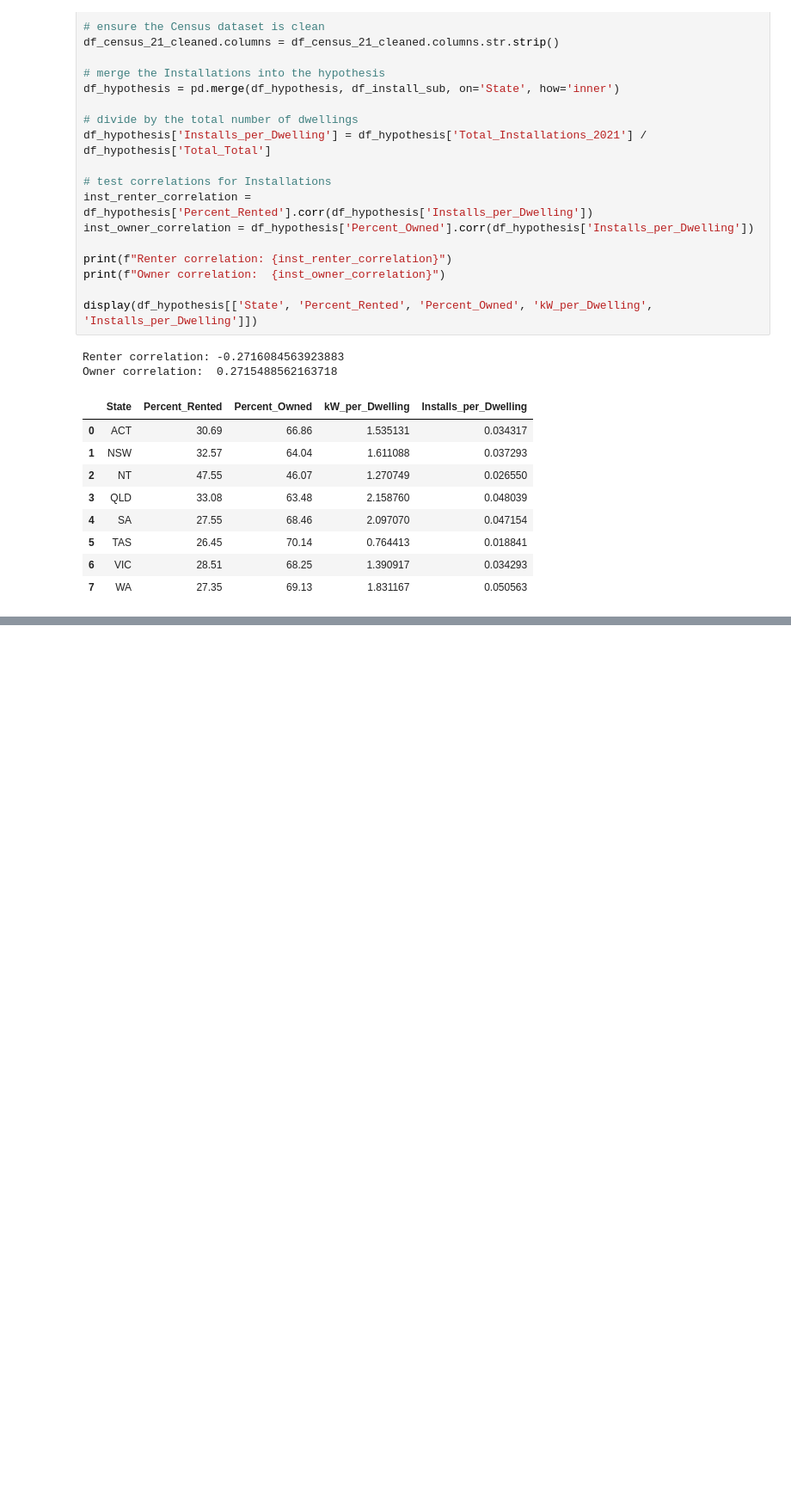
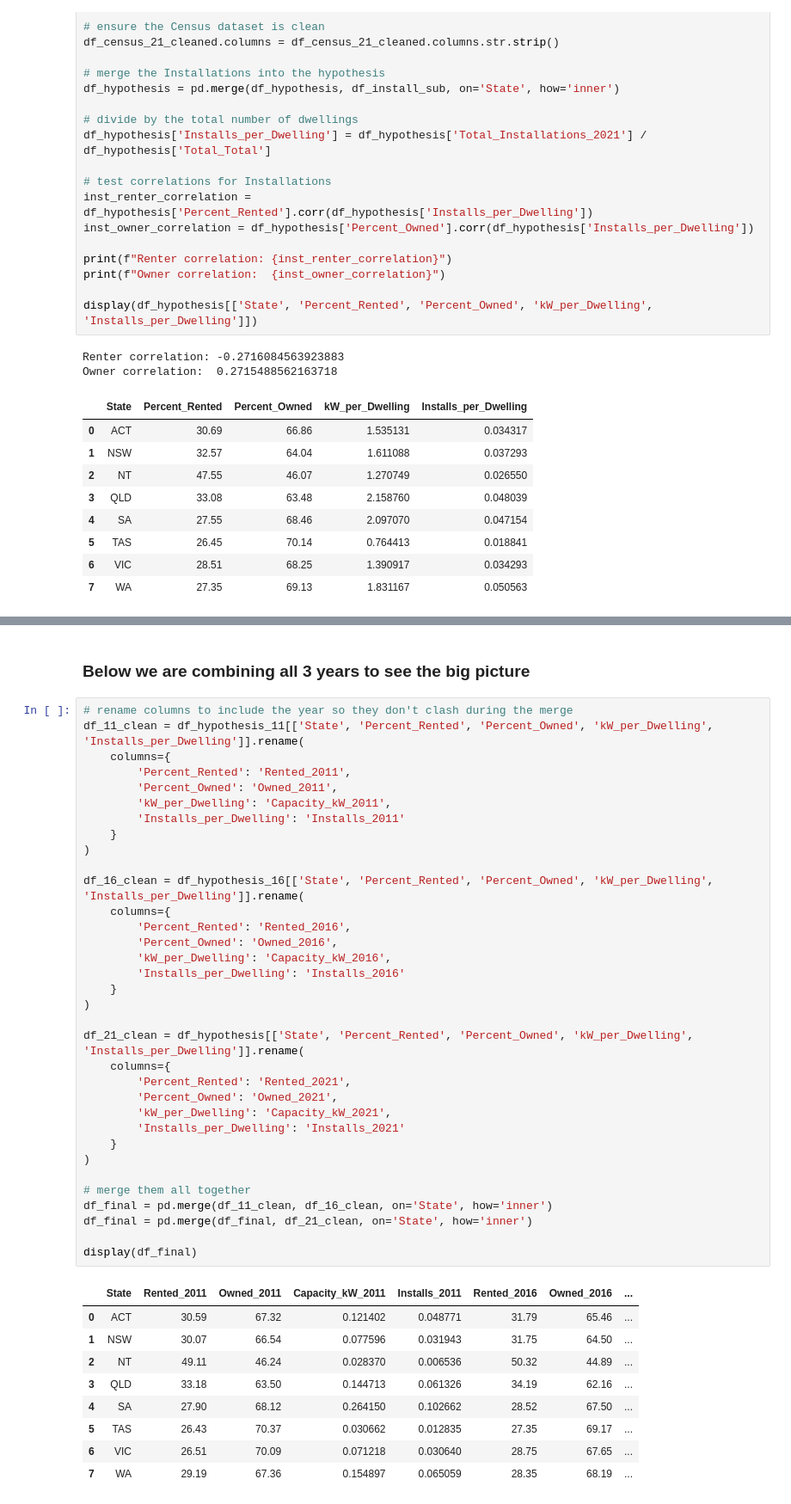
Before and after one commit to quantwothree/solar-energy-adoption-au, a Jupyter notebook: ARENA.ipynb, the cells around one changed output, grey strips where cells are left out. Shown at 86% size. Saved outputs shown, nothing was run; the diff lists cells and outputs as text; blank space fills up the shorter version.

```diff
--- a/ARENA.ipynb
+++ b/ARENA.ipynb
@@ -1094,0 +1217,46 @@ Owner correlation:  0.2715488562163718
+# %% [markdown]
+### Below we are combining all 3 years to see the big picture ###
+# %%
+# rename columns to include the year so they don't clash during the merge
+df_11_clean = df_hypothesis_11[['State', 'Percent_Rented', 'Percent_Owned', 'kW_per_Dwelling', 'Installs_per_Dwelling']].rename(
+    columns={
+        'Percent_Rented': 'Rented_2011',
+        'Percent_Owned': 'Owned_2011',
+        'kW_per_Dwelling': 'Capacity_kW_2011',
+        'Installs_per_Dwelling': 'Installs_2011'
+    }
+)
+
+df_16_clean = df_hypothesis_16[['State', 'Percent_Rented', 'Percent_Owned', 'kW_per_Dwelling', 'Installs_per_Dwelling']].rename(
+    columns={
+        'Percent_Rented': 'Rented_2016',
+        'Percent_Owned': 'Owned_2016',
+        'kW_per_Dwelling': 'Capacity_kW_2016',
+        'Installs_per_Dwelling': 'Installs_2016'
+    }
+)
+
+df_21_clean = df_hypothesis[['State', 'Percent_Rented', 'Percent_Owned', 'kW_per_Dwelling', 'Installs_per_Dwelling']].rename(
+    columns={
+        'Percent_Rented': 'Rented_2021',
+        'Percent_Owned': 'Owned_2021',
+        'kW_per_Dwelling': 'Capacity_kW_2021',
+        'Installs_per_Dwelling': 'Installs_2021'
+    }
+)
+
+# merge them all together
+df_final = pd.merge(df_11_clean, df_16_clean, on='State', how='inner')
+df_final = pd.merge(df_final, df_21_clean, on='State', how='inner')
+
+display(df_final)
+# %% [output]
+|  | State | Rented_2011 | Owned_2011 | Capacity_kW_2011 | Installs_2011 | Rented_2016 | Owned_2016 | ... |
+| 0 | ACT | 30.59 | 67.32 | 0.121402 | 0.048771 | 31.79 | 65.46 | ... |
+| 1 | NSW | 30.07 | 66.54 | 0.077596 | 0.031943 | 31.75 | 64.50 | ... |
+| 2 | NT | 49.11 | 46.24 | 0.028370 | 0.006536 | 50.32 | 44.89 | ... |
+| 3 | QLD | 33.18 | 63.50 | 0.144713 | 0.061326 | 34.19 | 62.16 | ... |
+| 4 | SA | 27.90 | 68.12 | 0.264150 | 0.102662 | 28.52 | 67.50 | ... |
+| 5 | TAS | 26.43 | 70.37 | 0.030662 | 0.012835 | 27.35 | 69.17 | ... |
+| 6 | VIC | 26.51 | 70.09 | 0.071218 | 0.030640 | 28.75 | 67.65 | ... |
+| 7 | WA | 29.19 | 67.36 | 0.154897 | 0.065059 | 28.35 | 68.19 | ... |
```
Also changed, not shown: parts of 4 cells of this notebook.
